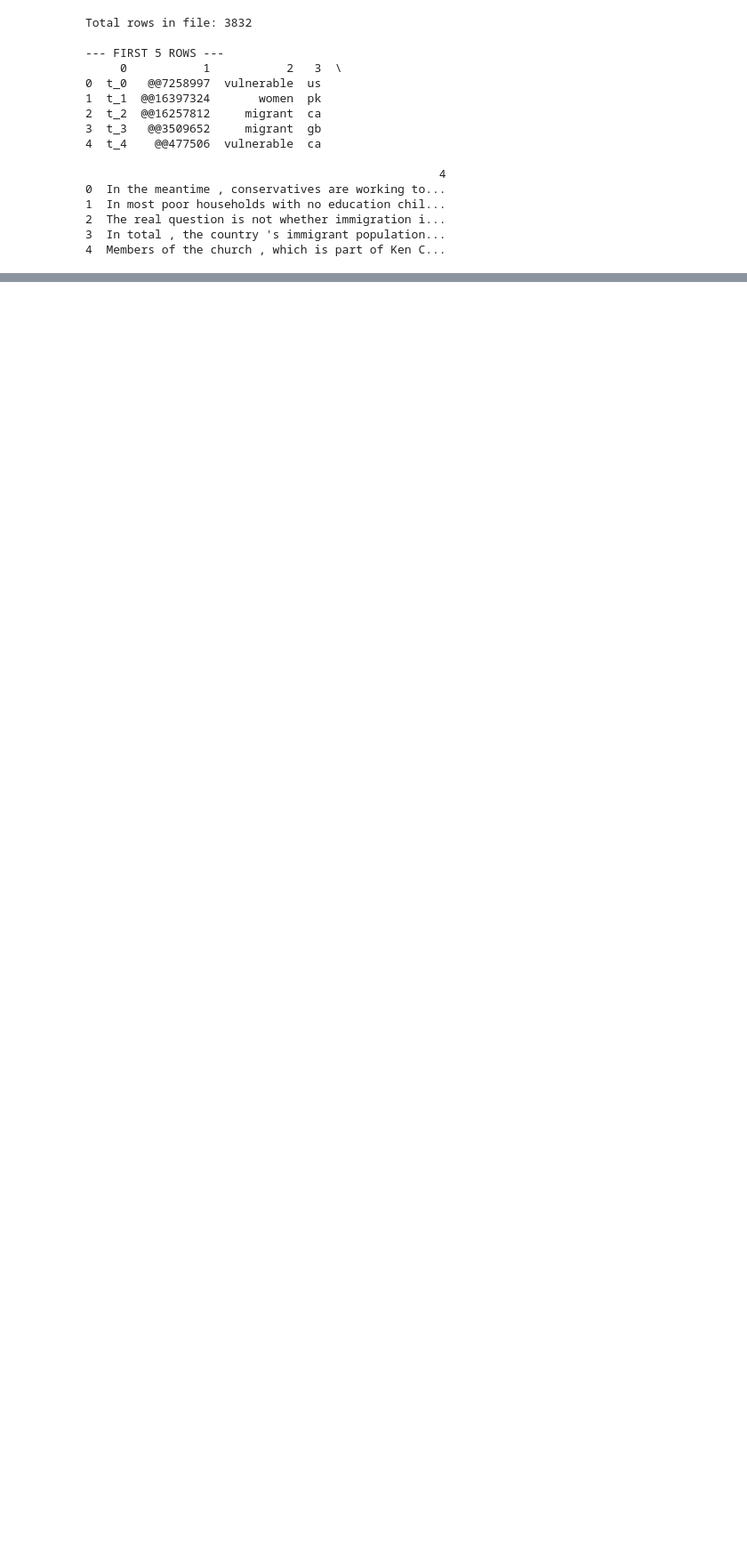
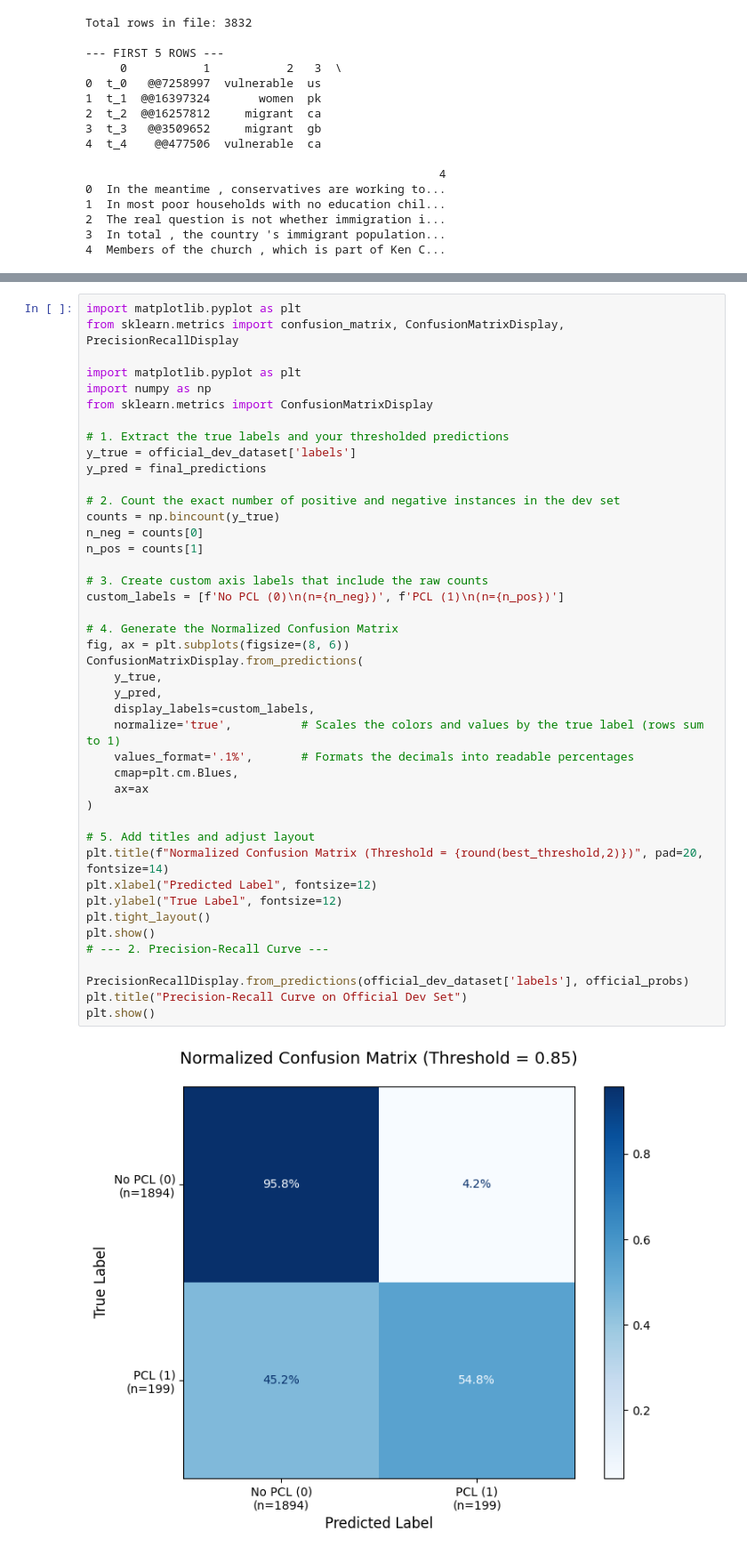
Before and after one commit to amars2005/NLP-CW, a Jupyter notebook: training.ipynb, the cells around one changed output, grey strips where cells are left out. Shown at 89% size. Saved outputs shown, nothing was run; the diff lists cells and outputs as text; blank space fills up the shorter version.

```diff
--- a/training.ipynb
+++ b/training.ipynb
@@ -284,3 +284,48 @@ Loaded 3832 rows. (Target: 3832)
 [interactive output not drawn]
 --- 4. APPLYING THRESHOLD & SAVING ---
 🏆 SUCCESS! Saved exactly 3832 predictions to test.txt 🏆
+# %%
+import matplotlib.pyplot as plt
+from sklearn.metrics import confusion_matrix, ConfusionMatrixDisplay, PrecisionRecallDisplay
+
+import matplotlib.pyplot as plt
+import numpy as np
+from sklearn.metrics import ConfusionMatrixDisplay
+
+# 1. Extract the true labels and your thresholded predictions
+y_true = official_dev_dataset['labels']
+y_pred = final_predictions
+
+# 2. Count the exact number of positive and negative instances in the dev set
+counts = np.bincount(y_true)
+n_neg = counts[0]
+n_pos = counts[1]
+
+# 3. Create custom axis labels that include the raw counts
+custom_labels = [f'No PCL (0)\n(n={n_neg})', f'PCL (1)\n(n={n_pos})']
+
+# 4. Generate the Normalized Confusion Matrix
+fig, ax = plt.subplots(figsize=(8, 6))
+ConfusionMatrixDisplay.from_predictions(
+    y_true,
+    y_pred,
+    display_labels=custom_labels,
+    normalize='true',          # Scales the colors and values by the true label (rows sum to 1)
+    values_format='.1%',       # Formats the decimals into readable percentages
+    cmap=plt.cm.Blues,
+    ax=ax
+)
+
+# 5. Add titles and adjust layout
+plt.title(f"Normalized Confusion Matrix (Threshold = {round(best_threshold,2)})", pad=20, fontsize=14)
+plt.xlabel("Predicted Label", fontsize=12)
+plt.ylabel("True Label", fontsize=12)
+plt.tight_layout()
+plt.show()
+# --- 2. Precision-Recall Curve ---
+
+PrecisionRecallDisplay.from_predictions(official_dev_dataset['labels'], official_probs)
+plt.title("Precision-Recall Curve on Official Dev Set")
+plt.show()
+# %% [output]
+[figure, added]
```
Also changed, not shown: parts of 5 cells of this notebook, 8 other files.
